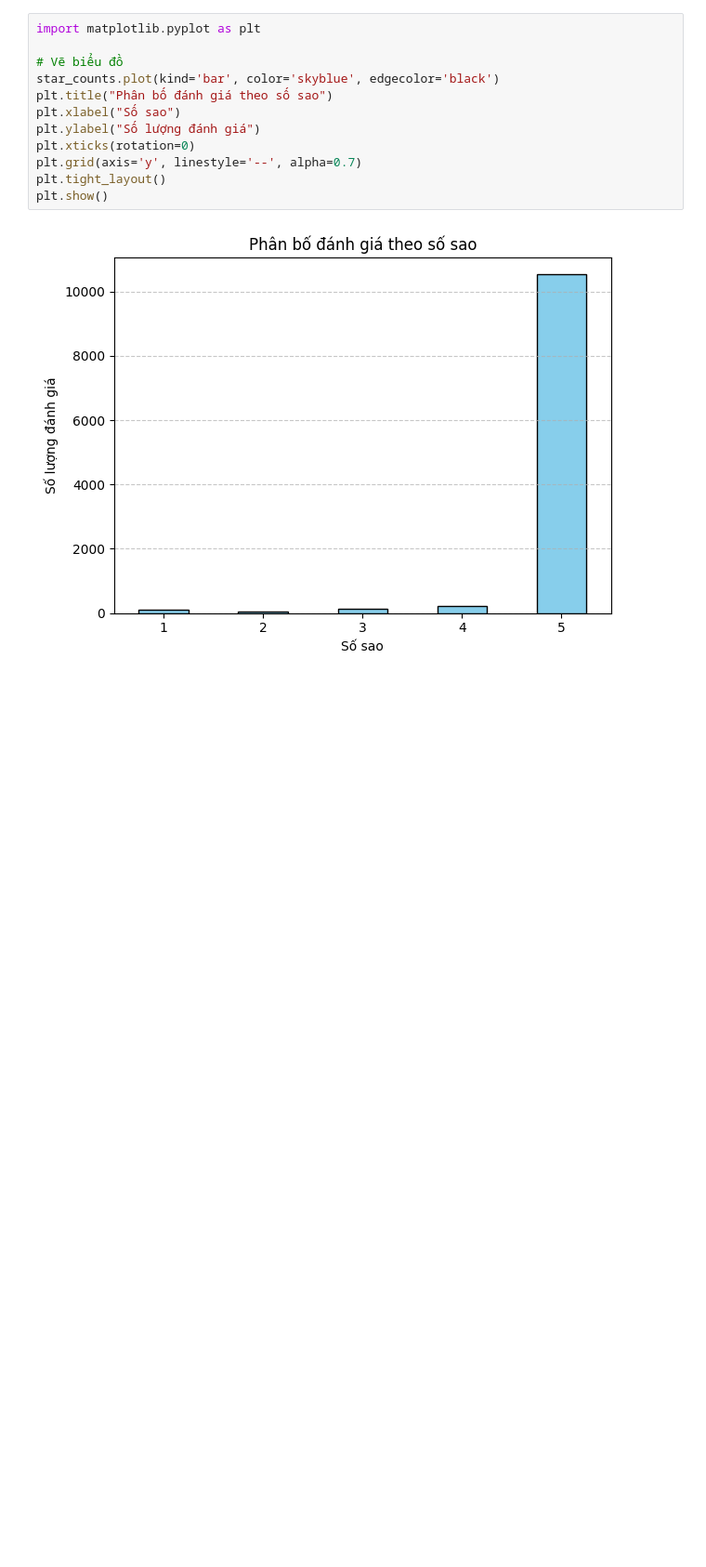
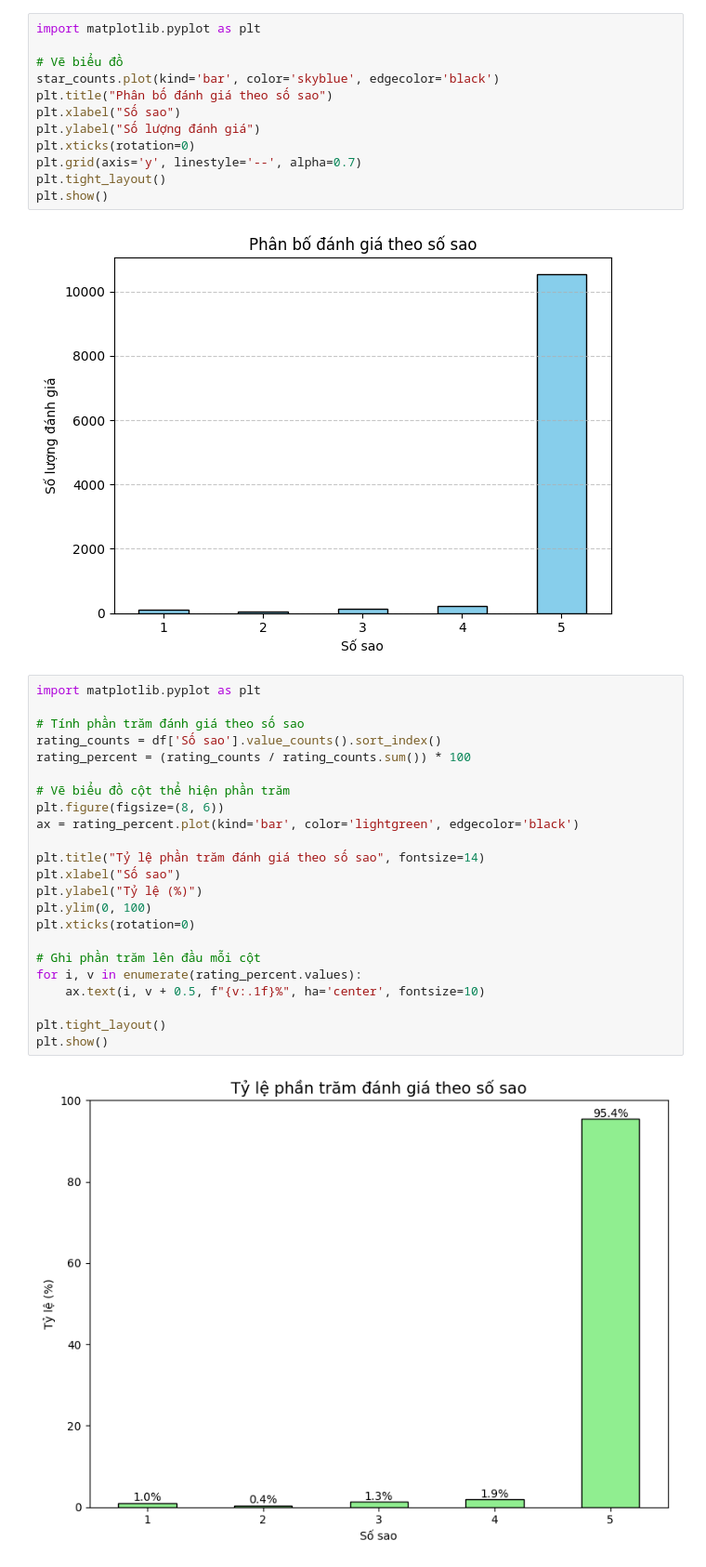
Before and after one commit to Discipain/BTLPython_PTDL, a Jupyter notebook: notebooks/01_analysis.ipynb, the cells around one changed output. Shown at 93% size. Cells and saved outputs as stored; diff of their text form; blank space fills up the shorter version.

```diff
--- a/notebooks/01_analysis.ipynb
+++ b/notebooks/01_analysis.ipynb
@@ -61,3 +61,28 @@ plt.tight_layout()
 plt.show()
 # %% [output]
 [figure]
+# %%
+import matplotlib.pyplot as plt
+
+# Tính phần trăm đánh giá theo số sao
+rating_counts = df['Số sao'].value_counts().sort_index()
+rating_percent = (rating_counts / rating_counts.sum()) * 100
+
+# Vẽ biểu đồ cột thể hiện phần trăm
+plt.figure(figsize=(8, 6))
+ax = rating_percent.plot(kind='bar', color='lightgreen', edgecolor='black')
+
+plt.title("Tỷ lệ phần trăm đánh giá theo số sao", fontsize=14)
+plt.xlabel("Số sao")
+plt.ylabel("Tỷ lệ (%)")
+plt.ylim(0, 100)
+plt.xticks(rotation=0)
+
+# Ghi phần trăm lên đầu mỗi cột
+for i, v in enumerate(rating_percent.values):
+    ax.text(i, v + 0.5, f"{v:.1f}%", ha='center', fontsize=10)
+
+plt.tight_layout()
+plt.show()
+# %% [output]
+[figure, added]
```
Also changed, not shown: parts of 1 cell of this notebook.
